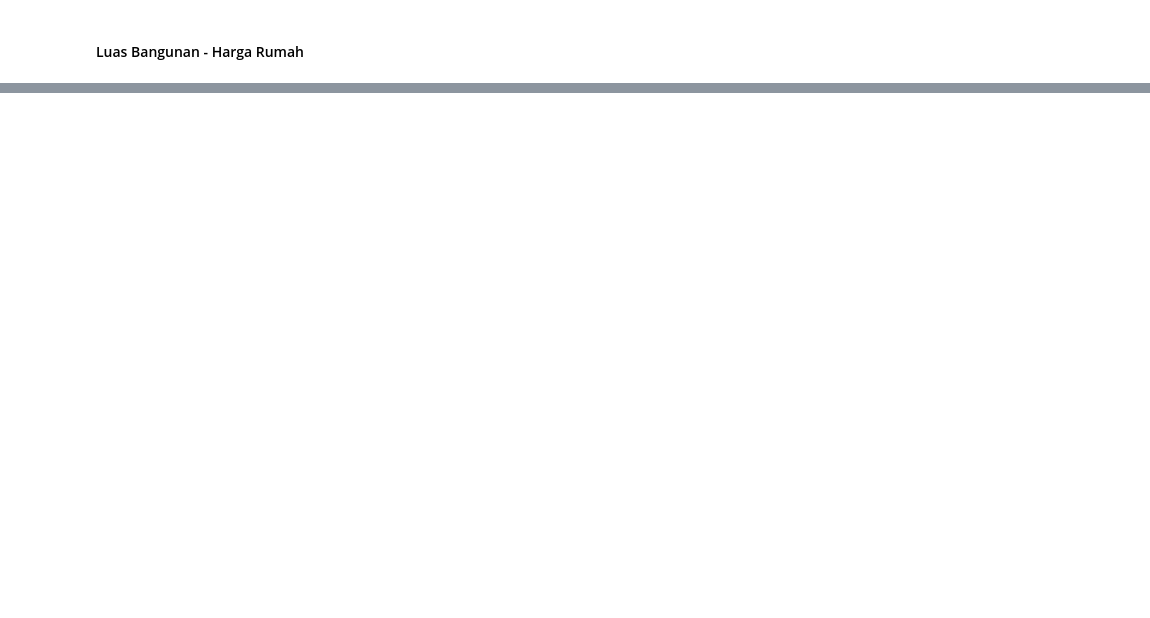
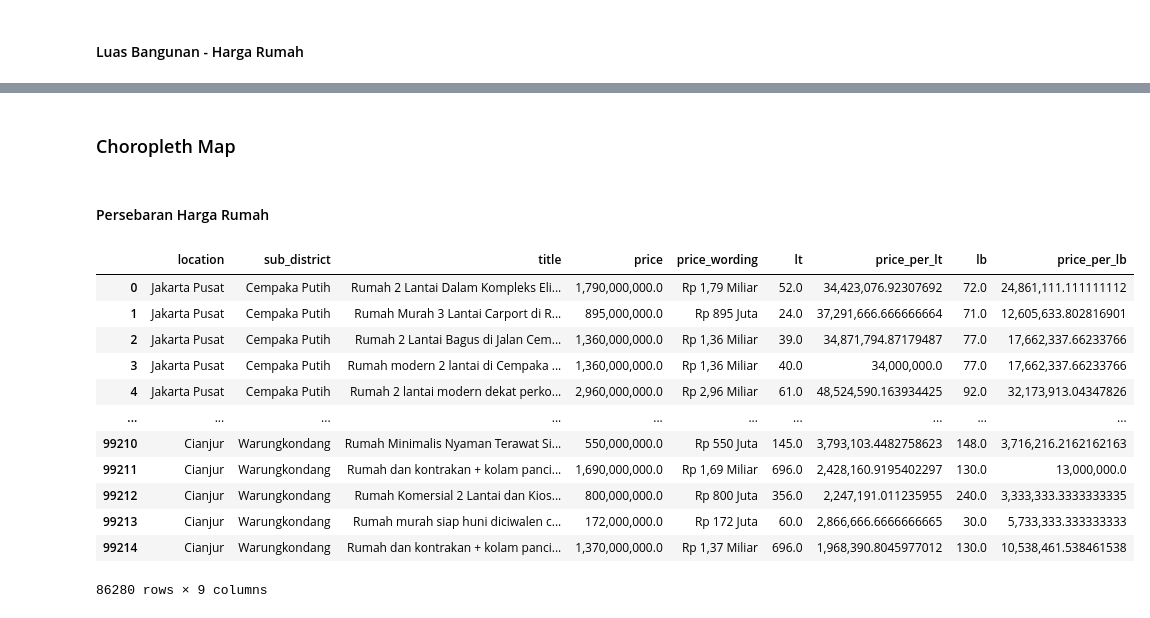
Before and after one commit to geraldabrhm/house-price-scrap-jabodetabek, a Jupyter notebook: analysis/notebook.ipynb, the cells around one changed output, grey strips where cells are left out. Drawn from its saved outputs; the diff is of its cells as text; code cells hidden in the pictures; blank space fills up the shorter version.

```diff
--- a/analysis/notebook.ipynb
+++ b/analysis/notebook.ipynb
@@ -389,0 +391,20 @@ ax.get_yaxis().set_major_formatter(matplotlib.ticker.FuncFormatter(lambda x, p:
+# %% [markdown]
+### Choropleth Map
+# %% [markdown]
+#### Persebaran Harga Rumah
+# %%
+df
+# %% [output]
+|  | location | sub_district | title | price | price_wording | lt | price_per_lt | lb | price_per_lb |
+| 0 | Jakarta Pusat | Cempaka Putih | Rumah 2 Lantai Dalam Kompleks Eli... | 1,790,000,000.0 | Rp 1,79 Miliar | 52.0 | 34,423,076.92307692 | 72.0 | 24,861,111.111111112 |
+| 1 | Jakarta Pusat | Cempaka Putih | Rumah Murah 3 Lantai Carport di R... | 895,000,000.0 | Rp 895 Juta | 24.0 | 37,291,666.666666664 | 71.0 | 12,605,633.802816901 |
+| 2 | Jakarta Pusat | Cempaka Putih | Rumah 2 Lantai Bagus di Jalan Cem... | 1,360,000,000.0 | Rp 1,36 Miliar | 39.0 | 34,871,794.87179487 | 77.0 | 17,662,337.66233766 |
+| 3 | Jakarta Pusat | Cempaka Putih | Rumah modern 2 lantai di Cempaka ... | 1,360,000,000.0 | Rp 1,36 Miliar | 40.0 | 34,000,000.0 | 77.0 | 17,662,337.66233766 |
+| 4 | Jakarta Pusat | Cempaka Putih | Rumah 2 lantai modern dekat perko... | 2,960,000,000.0 | Rp 2,96 Miliar | 61.0 | 48,524,590.163934425 | 92.0 | 32,173,913.04347826 |
+| ... | ... | ... | ... | ... | ... | ... | ... | ... | ... |
+| 99210 | Cianjur | Warungkondang | Rumah Minimalis Nyaman Terawat Si... | 550,000,000.0 | Rp 550 Juta | 145.0 | 3,793,103.4482758623 | 148.0 | 3,716,216.2162162163 |
+| 99211 | Cianjur | Warungkondang | Rumah dan kontrakan + kolam panci... | 1,690,000,000.0 | Rp 1,69 Miliar | 696.0 | 2,428,160.9195402297 | 130.0 | 13,000,000.0 |
+| 99212 | Cianjur | Warungkondang | Rumah Komersial 2 Lantai dan Kios... | 800,000,000.0 | Rp 800 Juta | 356.0 | 2,247,191.011235955 | 240.0 | 3,333,333.3333333335 |
+| 99213 | Cianjur | Warungkondang | Rumah murah siap huni diciwalen c... | 172,000,000.0 | Rp 172 Juta | 60.0 | 2,866,666.6666666665 | 30.0 | 5,733,333.333333333 |
+| 99214 | Cianjur | Warungkondang | Rumah dan kontrakan + kolam panci... | 1,370,000,000.0 | Rp 1,37 Miliar | 696.0 | 1,968,390.8045977012 | 130.0 | 10,538,461.538461538 |
+86280 rows × 9 columns
```
Also changed, not shown: parts of 5 cells of this notebook, 15 other files.
